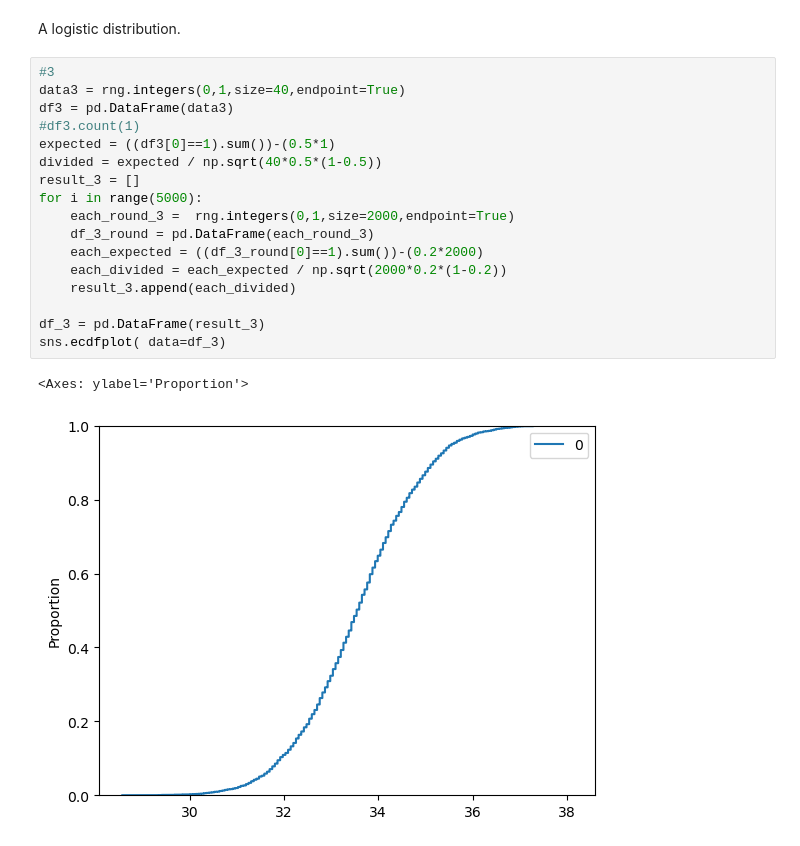
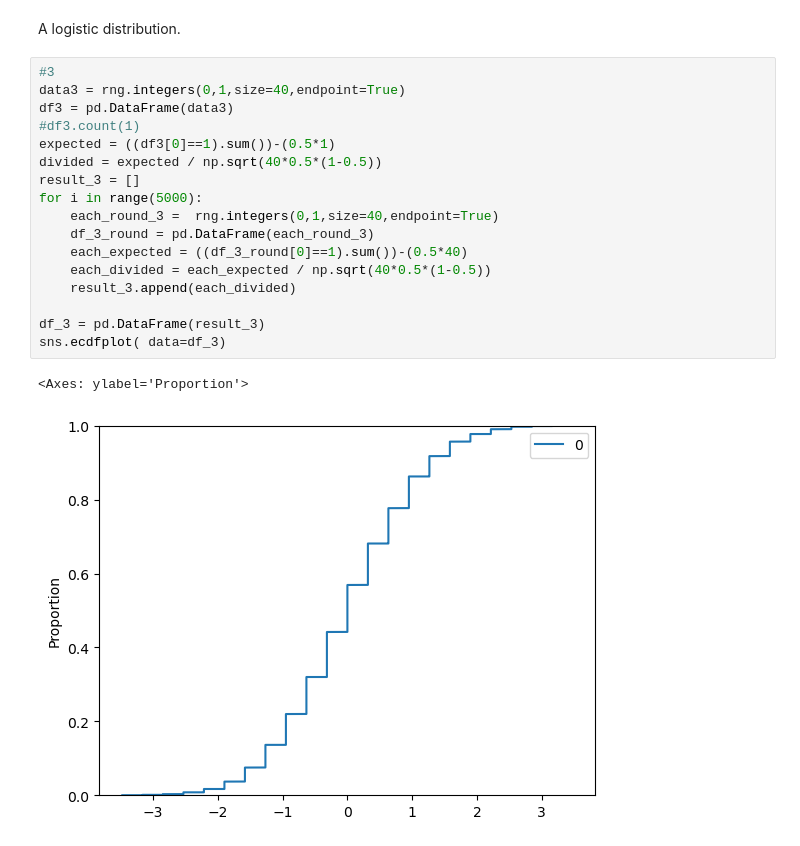
Before and after one commit to sayuri005/uu_categorical_and_numeric, a Jupyter notebook: thursday_lab/lab4.ipynb, the cells around one changed output. Cells and saved outputs as stored; diff of their text form.

```diff
--- a/thursday_lab/lab4.ipynb
+++ b/thursday_lab/lab4.ipynb
@@ -50,20 +50,20 @@ A logistic distribution.
 # %%
 #3
 data3 = rng.integers(0,1,size=40,endpoint=True)
 df3 = pd.DataFrame(data3)
 #df3.count(1)
 expected = ((df3[0]==1).sum())-(0.5*1)
 divided = expected / np.sqrt(40*0.5*(1-0.5))
 result_3 = []
 for i in range(5000):
-    each_round_3 =  rng.integers(0,1,size=2000,endpoint=True)
+    each_round_3 =  rng.integers(0,1,size=40,endpoint=True)
     df_3_round = pd.DataFrame(each_round_3)
-    each_expected = ((df_3_round[0]==1).sum())-(0.2*2000)
-    each_divided = each_expected / np.sqrt(2000*0.2*(1-0.2))
+    each_expected = ((df_3_round[0]==1).sum())-(0.5*40)
+    each_divided = each_expected / np.sqrt(40*0.5*(1-0.5))
     result_3.append(each_divided)
 
 df_3 = pd.DataFrame(result_3)
 sns.ecdfplot( data=df_3)
 # %% [output]
 <Axes: ylabel='Proportion'>
-[figure, old version]
+[figure, new version]
```
Also changed, not shown: parts of 5 cells of this notebook, 3 other files.
